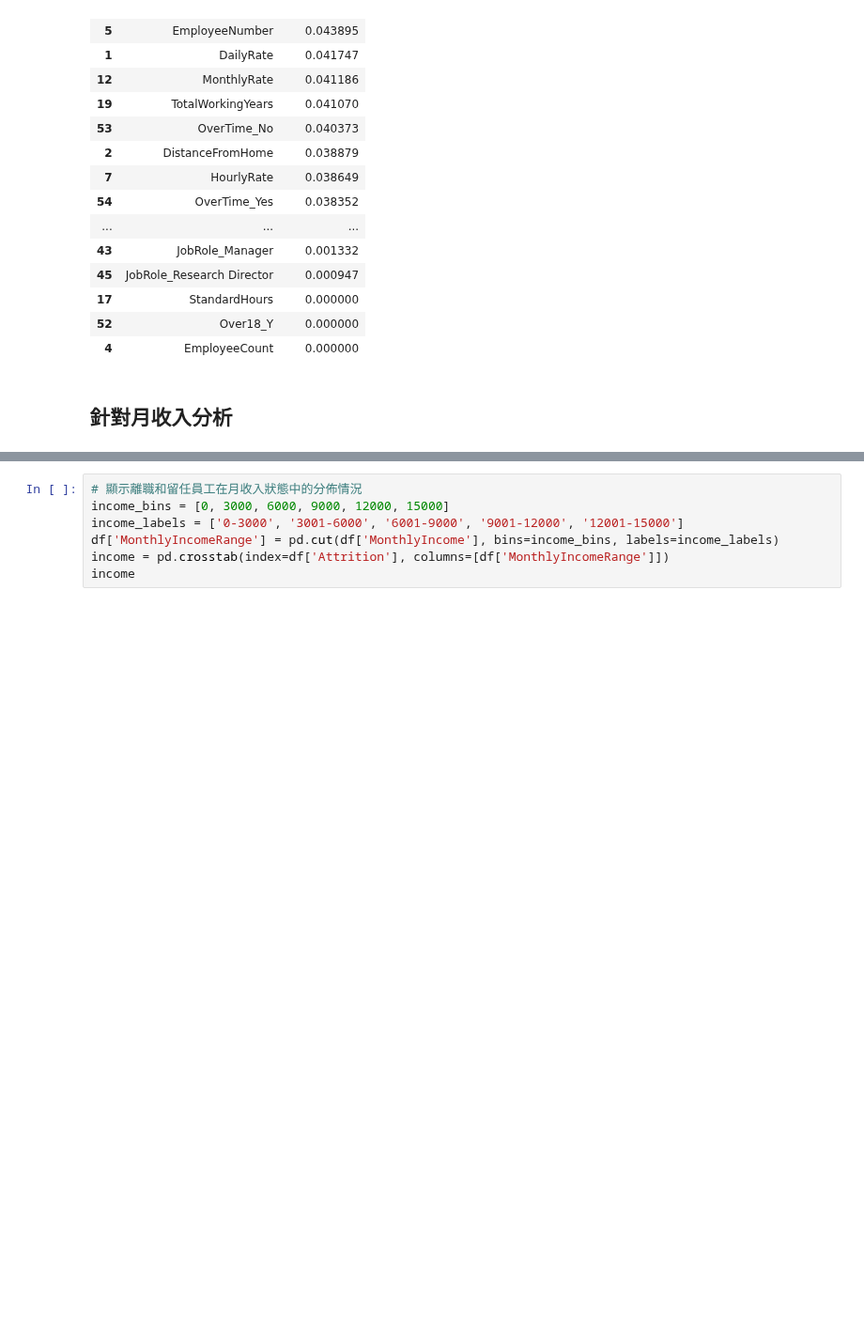
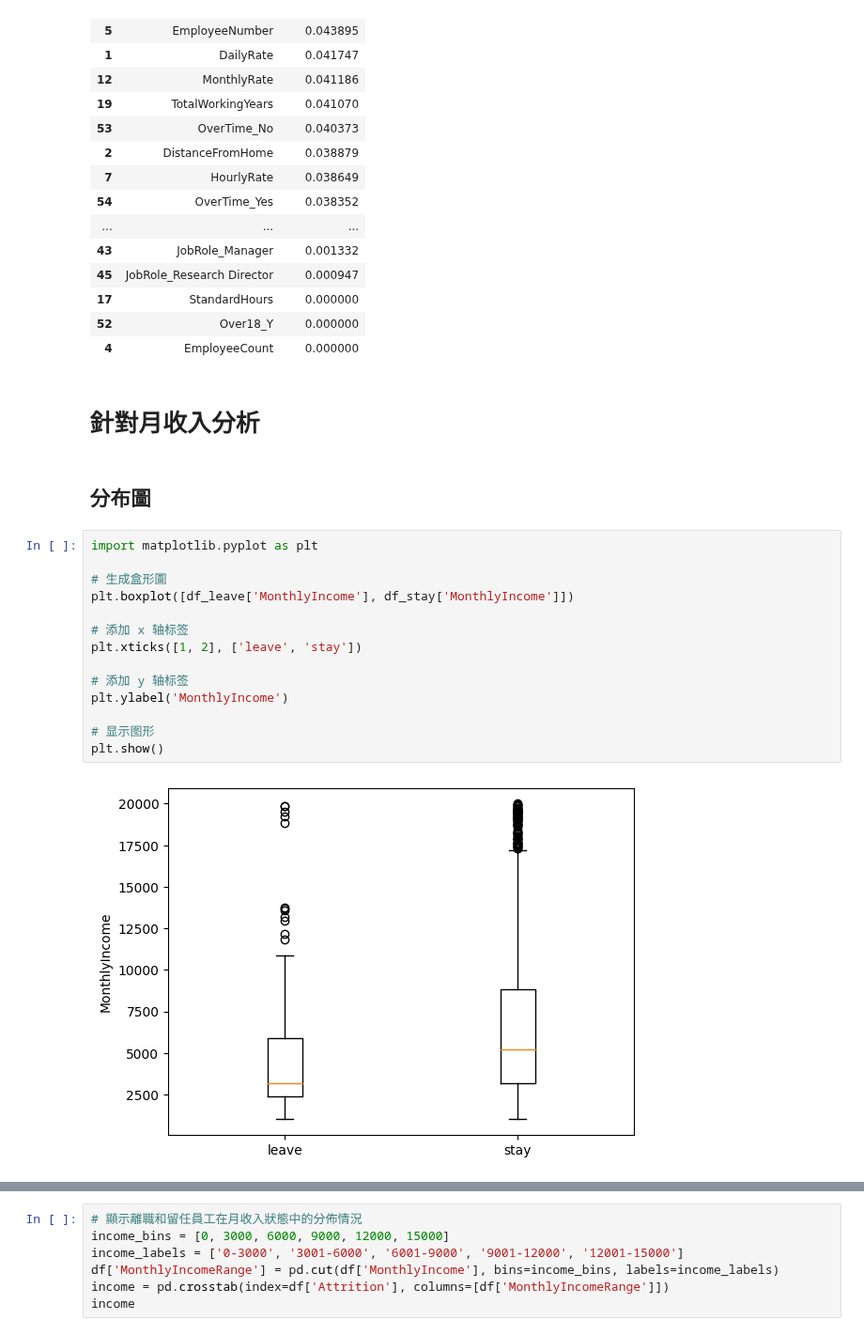
Before and after one commit to whats2000/coding-stuff-I-make-from-learning, a Jupyter notebook: Pythons/statistic/Employee Attrition/project.ipynb, the cells around one changed output, grey strips where cells are left out. Shown at 94% size. Cells and saved outputs as stored; diff of their text form; blank space fills up the shorter version.

```diff
--- a/Pythons/statistic/Employee Attrition/project.ipynb
+++ b/Pythons/statistic/Employee Attrition/project.ipynb
@@ -124,4 +124,22 @@ feature_importances
 | 52 | Over18_Y | 0.000000 |
 | 4 | EmployeeCount | 0.000000 |
 # %% [markdown]
-## 針對月收入分析
+# 針對月收入分析
+# %% [markdown]
+## 分布圖
+# %%
+import matplotlib.pyplot as plt
+
+# 生成盒形圖
+plt.boxplot([df_leave['MonthlyIncome'], df_stay['MonthlyIncome']])
+
+# 添加 x 轴标签
+plt.xticks([1, 2], ['leave', 'stay'])
+
+# 添加 y 轴标签
+plt.ylabel('MonthlyIncome')
+
+# 显示图形
+plt.show()
+# %% [output]
+[figure, added]
```
Also changed, not shown: parts of 38 cells of this notebook.
